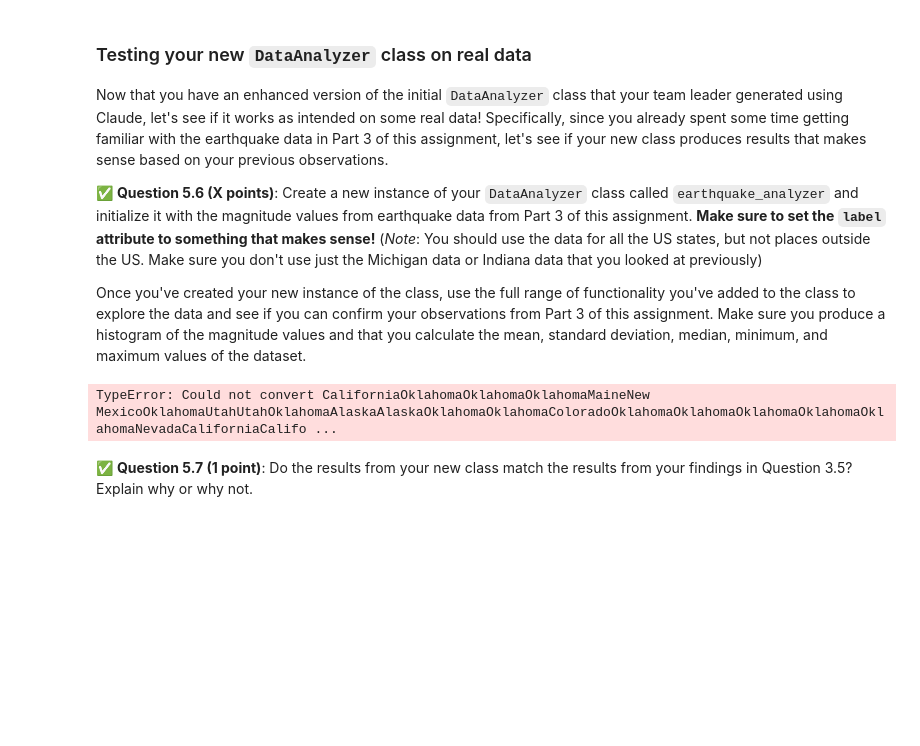
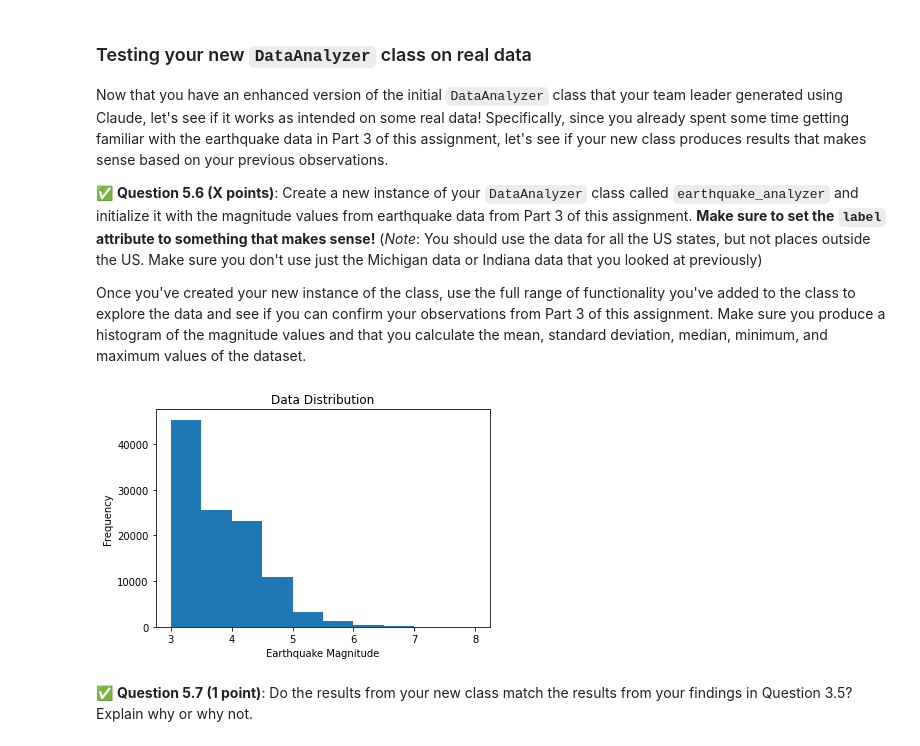
Before and after one commit to mariafaraj/CMSE202-f23-turnin, a Jupyter notebook: hw-01/HW-01_GitPracticeDebuggingPythonPackagesAndClasses-STUDENT.ipynb, the cells around one changed output. Saved outputs shown, nothing was run; the diff lists cells and outputs as text; code cells hidden in the pictures; blank space fills up the shorter version.

```diff
--- a/hw-01/HW-01_GitPracticeDebuggingPythonPackagesAndClasses-STUDENT.ipynb
+++ b/hw-01/HW-01_GitPracticeDebuggingPythonPackagesAndClasses-STUDENT.ipynb
@@ -695,12 +703,7 @@ class DataAnalyzer:
             pass
 
     def percent_above_threshold(self, threshold=0):
-        threshold = np.sum(self.data)
-        total_count = len(self.data)
-        if total_count == 0:
-            return 0
-        else:
-            return (threshold / total_count)*100
+        threshold = np.self
 
 
 
@@ -799,14 +802,14 @@ Once you've created your new instance of the class, use the full range of functi
 # %%
 ### Put your code here
 
 
-earthquake_analyzer = DataAnalyzer(dropped_earthquake, label='Earthquake Magnitude')
+earthquake_analyzer = DataAnalyzer(earthquake['mag'], label='Earthquake Magnitude')
 earthquake_analyzer.generate_summary_stats(display=True)
 earthquake_analyzer.plot_histogram()
 
 #IDK WHAT IS WRONG!
 # %% [output]
-TypeError: Could not convert CaliforniaOklahomaOklahomaOklahomaMaineNew MexicoOklahomaUtahUtahOklahomaAlaskaAlaskaOklahomaOklahomaColoradoOklahomaOklahomaOklahomaOklahomaOklahomaNevadaCaliforniaCalifo ...
+[figure, added]
 # %% [markdown]
 &#9989; **Question 5.7 (1 point)**:  Do the results from your new class match the results from your findings in Question 3.5? Explain why or why not.
 # %% [markdown]
```
Also changed, not shown: parts of 13 cells of this notebook.
